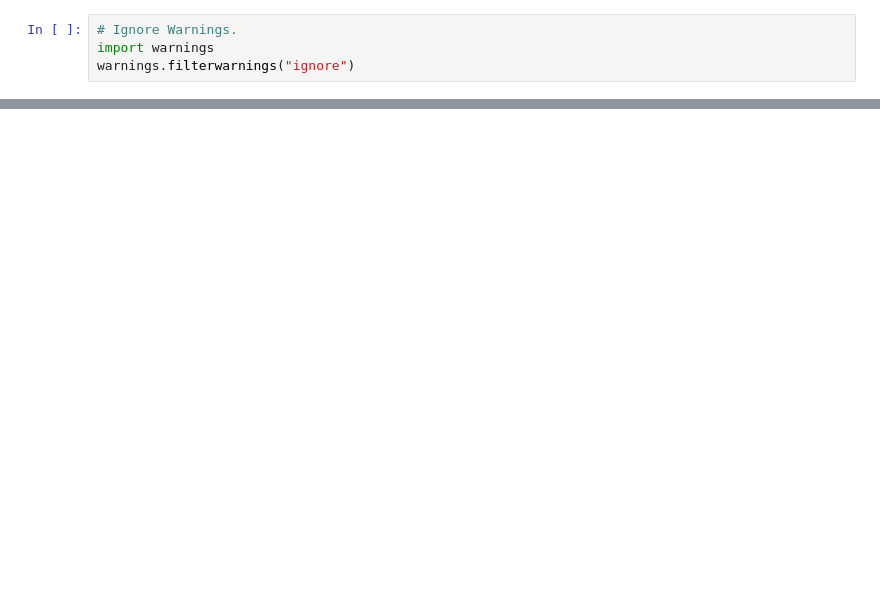
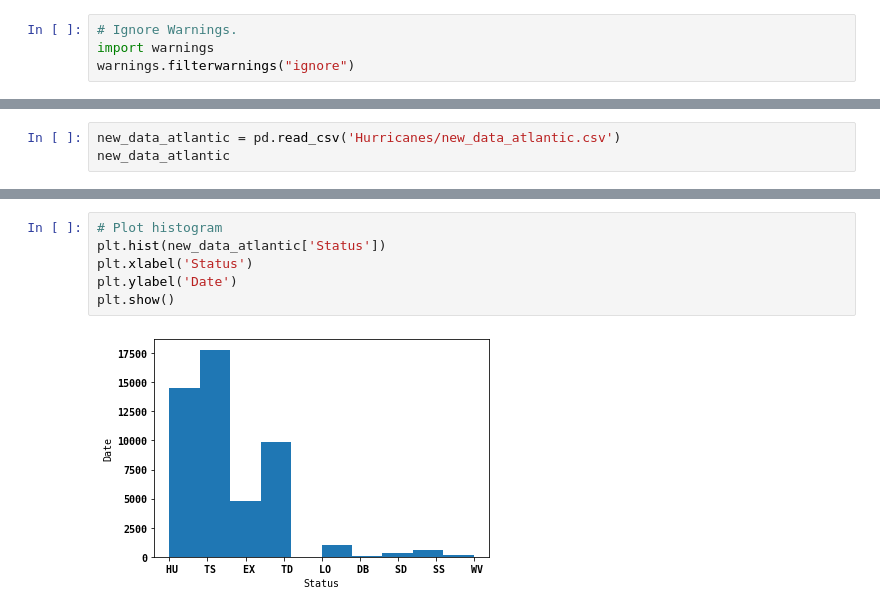
Before and after one commit to henryle-n/Hurricane-History-Analysis, a Jupyter notebook: AtlanticRun.ipynb, the cells around one changed output, grey strips where cells are left out. Drawn from its saved outputs; the diff is of its cells as text; blank space fills up the shorter version.

```diff
--- a/AtlanticRun.ipynb
+++ b/AtlanticRun.ipynb
@@ -38,0 +40,3 @@ city_dataframe.head(10)
+# %%
+new_data_atlantic = pd.read_csv('Hurricanes/new_data_atlantic.csv')
+new_data_atlantic
@@ -39 +57,9 @@ city_dataframe.head(10)
+# %%
+# Plot histogram
+plt.hist(new_data_atlantic['Status'])
+plt.xlabel('Status')
+plt.ylabel('Date')
+plt.show()
+# %% [output]
+[figure, added]
 # %%
```
Also changed, not shown: parts of 12 cells of this notebook.
